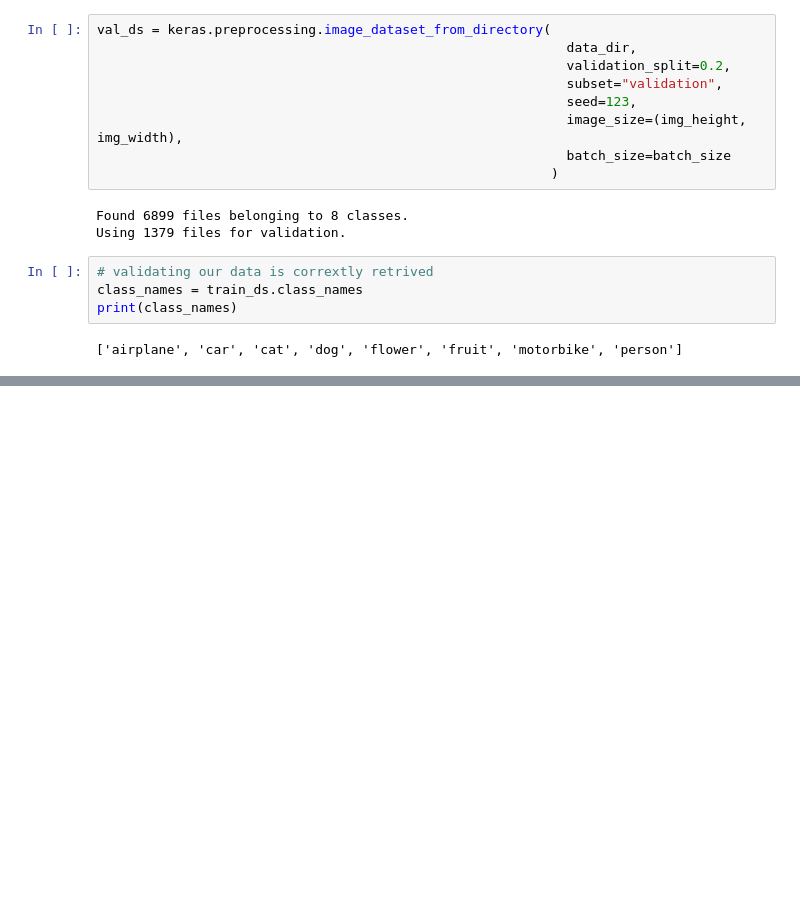
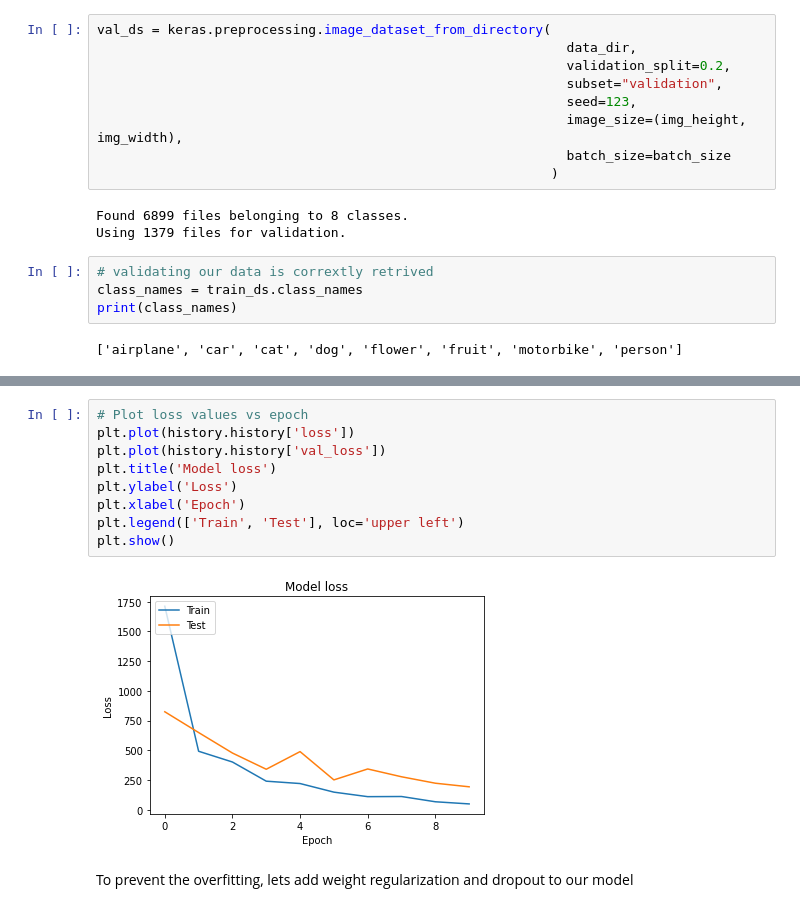
Before and after one commit to amanuelR/Natural-Image-Classifier, a Jupyter notebook: Natural_Image_Classifier.ipynb, the cells around one changed output, grey strips where cells are left out. Drawn from its saved outputs; the diff is of its cells as text; blank space fills up the shorter version.

```diff
--- a/Natural_Image_Classifier.ipynb
+++ b/Natural_Image_Classifier.ipynb
@@ -51,0 +114,13 @@ print(class_names)
+# %%
+# Plot loss values vs epoch
+plt.plot(history.history['loss'])
+plt.plot(history.history['val_loss'])
+plt.title('Model loss')
+plt.ylabel('Loss')
+plt.xlabel('Epoch')
+plt.legend(['Train', 'Test'], loc='upper left')
+plt.show()
+# %% [output]
+[figure, added]
+# %% [markdown]
+To prevent the overfitting, lets add weight regularization and dropout to our model
```
Also changed, not shown: parts of 11 cells of this notebook.
